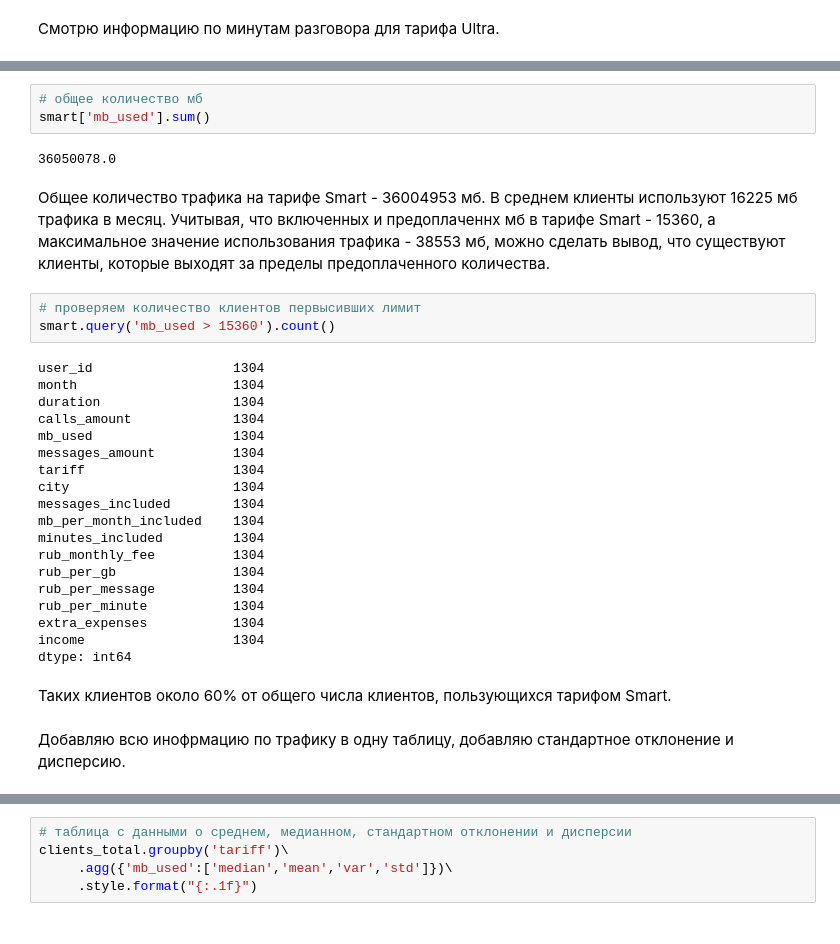
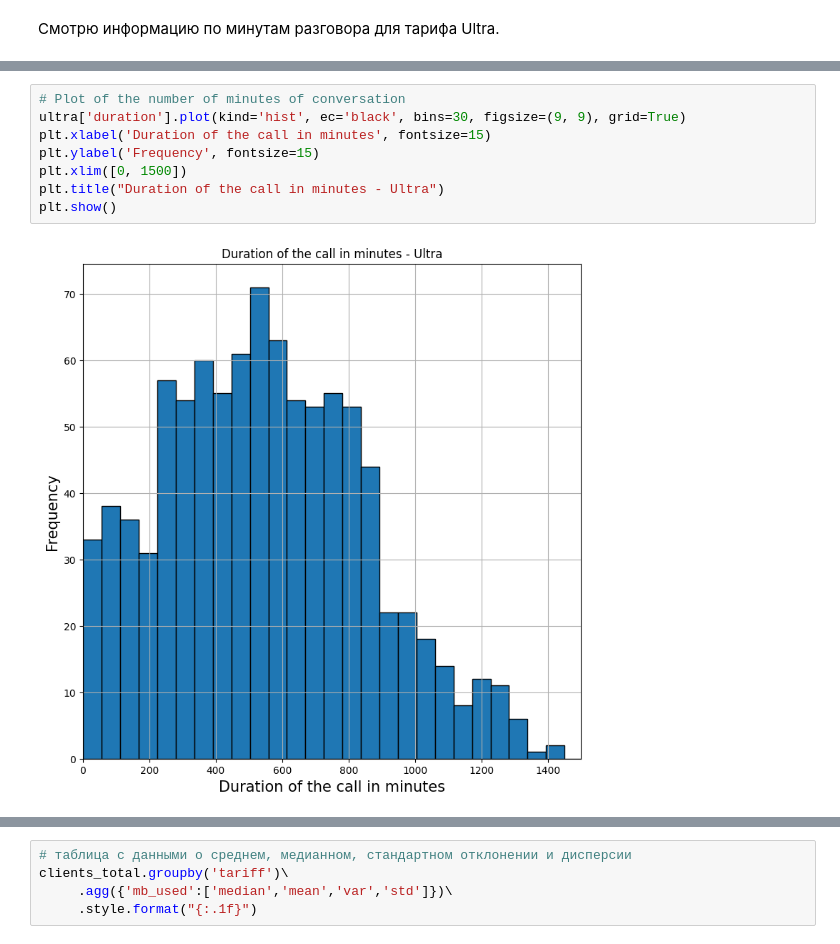
Before and after one commit to f4n9x/da_portfolio, a Jupyter notebook: mobile_plan_research.ipynb, the cells around one changed output, grey strips where cells are left out. Drawn from its saved outputs; the diff is of its cells as text.

```diff
--- a/mobile_plan_research.ipynb
+++ b/mobile_plan_research.ipynb
@@ -941,33 +739,10 @@ Name: mb_used, dtype: float64
-# %%
-# общее количество мб
-smart['mb_used'].sum()
-# %% [output]
-36050078.0
-# %% [markdown]
-Общее количество трафика на тарифе Smart - 36004953 мб. В среднем клиенты используют 16225 мб трафика в месяц. Учитывая, что включенных и предоплаченнх мб в тарифе Smart - 15360, а максимальное значение использования трафика - 38553 мб, можно сделать вывод, что существуют клиенты, которые выходят за пределы предоплаченного количества.
-# %%
-# проверяем количество клиентов первысивших лимит
-smart.query('mb_used > 15360').count()
-# %% [output]
-user_id                  1304
-month                    1304
-duration                 1304
-calls_amount             1304
-mb_used                  1304
-messages_amount          1304
-tariff                   1304
-city                     1304
-messages_included        1304
-mb_per_month_included    1304
-minutes_included         1304
-rub_monthly_fee          1304
-rub_per_gb               1304
-rub_per_message          1304
-rub_per_minute           1304
-extra_expenses           1304
-income                   1304
-dtype: int64
-# %% [markdown]
-Таких клиентов около 60%  от общего числа клиентов, пользующихся тарифом Smart.
-# %% [markdown]
-Добавляю всю инофрмацию по трафику в одну таблицу, добавляю стандартное отклонение и дисперсию.
+# %%
+# Plot of the number of minutes of conversation
+ultra['duration'].plot(kind='hist', ec='black', bins=30, figsize=(9, 9), grid=True)
+plt.xlabel('Duration of the call in minutes', fontsize=15)
+plt.ylabel('Frequency', fontsize=15)
+plt.xlim([0, 1500])
+plt.title("Duration of the call in minutes - Ultra")
+plt.show()
+# %% [output]
+[figure, added]
```
Also changed, not shown: parts of 256 cells of this notebook.
